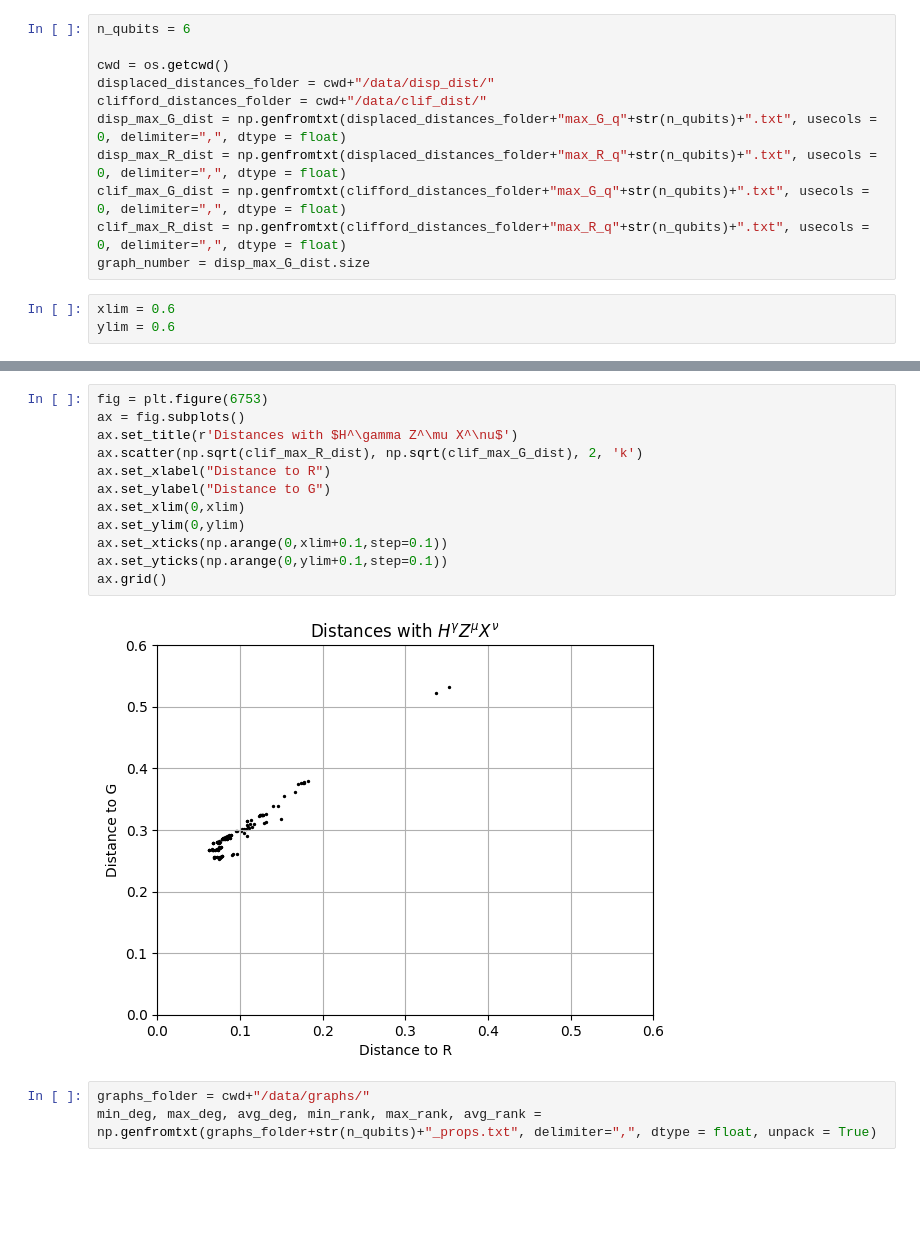
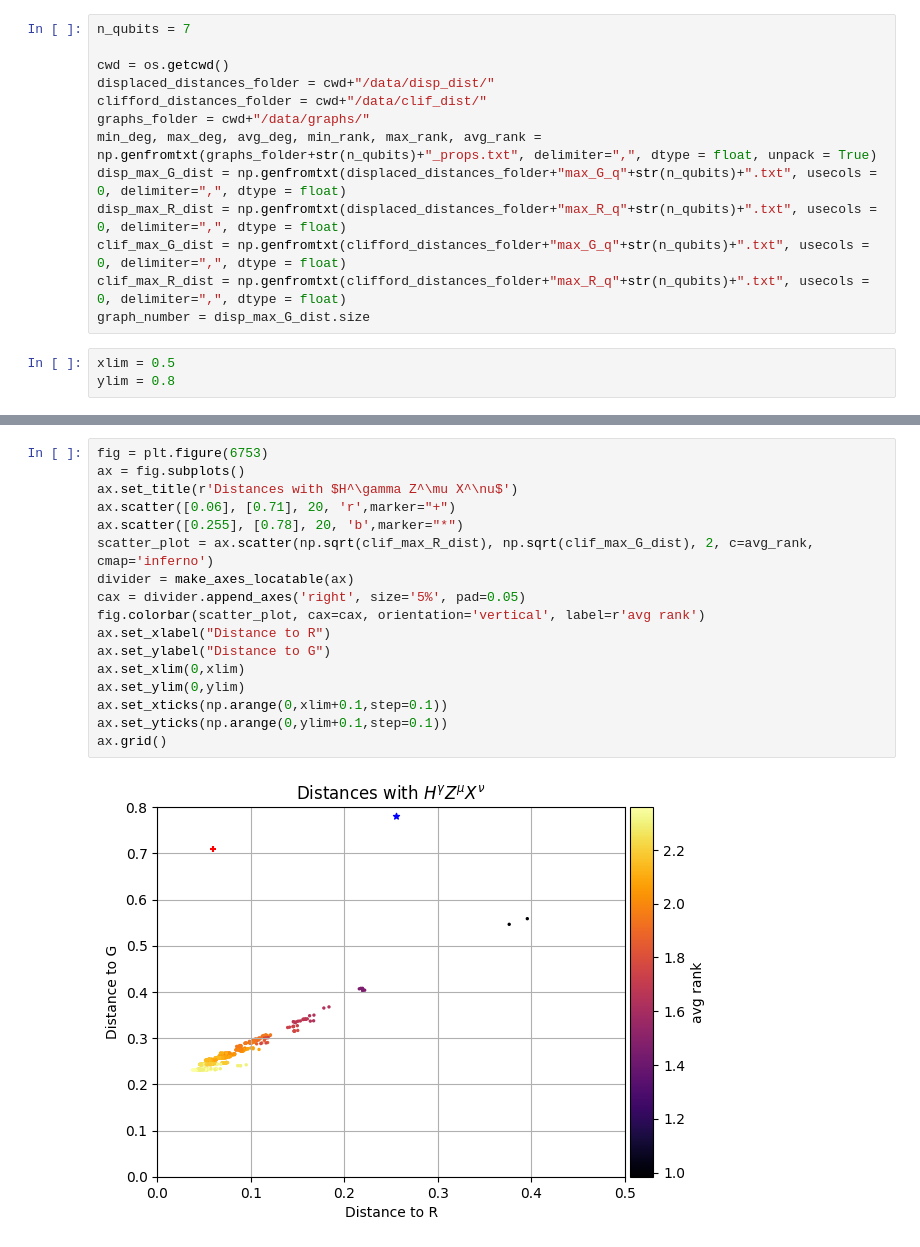
Before and after one commit to Emiliano6754/Stabilizer-States, a Jupyter notebook: correlation_space_plots.ipynb, the cells around one changed output, grey strips where cells are left out. Drawn from its saved outputs; the diff is of its cells as text; blank space fills up the shorter version.

Commit message:
Added correlation space double plots

```diff
--- a/correlation_space_plots.ipynb
+++ b/correlation_space_plots.ipynb
@@ -5,17 +8,19 @@ import os
 # %%
-n_qubits = 6
+n_qubits = 7
 
 cwd = os.getcwd()
 displaced_distances_folder = cwd+"/data/disp_dist/"
 clifford_distances_folder = cwd+"/data/clif_dist/"
+graphs_folder = cwd+"/data/graphs/"
+min_deg, max_deg, avg_deg, min_rank, max_rank, avg_rank = np.genfromtxt(graphs_folder+str(n_qubits)+"_props.txt", delimiter=",", dtype = float, unpack = True)
 disp_max_G_dist = np.genfromtxt(displaced_distances_folder+"max_G_q"+str(n_qubits)+".txt", usecols = 0, delimiter=",", dtype = float)
 disp_max_R_dist = np.genfromtxt(displaced_distances_folder+"max_R_q"+str(n_qubits)+".txt", usecols = 0, delimiter=",", dtype = float)
 clif_max_G_dist = np.genfromtxt(clifford_distances_folder+"max_G_q"+str(n_qubits)+".txt", usecols = 0, delimiter=",", dtype = float)
 clif_max_R_dist = np.genfromtxt(clifford_distances_folder+"max_R_q"+str(n_qubits)+".txt", usecols = 0, delimiter=",", dtype = float)
 graph_number = disp_max_G_dist.size
 # %%
-xlim = 0.6
-ylim = 0.6
+xlim = 0.5
+ylim = 0.8
 # %%
 fig = plt.figure(6754)
 ax = fig.subplots()
@@ -33,17 +38,19 @@ ax.grid()
 # %%
 fig = plt.figure(6753)
 ax = fig.subplots()
 ax.set_title(r'Distances with $H^\gamma Z^\mu X^\nu$')
-ax.scatter(np.sqrt(clif_max_R_dist), np.sqrt(clif_max_G_dist), 2, 'k')
+ax.scatter([0.06], [0.71], 20, 'r',marker="+")
+ax.scatter([0.255], [0.78], 20, 'b',marker="*")
+scatter_plot = ax.scatter(np.sqrt(clif_max_R_dist), np.sqrt(clif_max_G_dist), 2, c=avg_rank, cmap='inferno')
+divider = make_axes_locatable(ax)
+cax = divider.append_axes('right', size='5%', pad=0.05)
+fig.colorbar(scatter_plot, cax=cax, orientation='vertical', label=r'avg rank')
 ax.set_xlabel("Distance to R")
 ax.set_ylabel("Distance to G")
 ax.set_xlim(0,xlim)
 ax.set_ylim(0,ylim)
 ax.set_xticks(np.arange(0,xlim+0.1,step=0.1))
 ax.set_yticks(np.arange(0,ylim+0.1,step=0.1))
 ax.grid()
 # %% [output]
-[figure, old version]
+[figure, new version]
-# %%
-graphs_folder = cwd+"/data/graphs/"
-min_deg, max_deg, avg_deg, min_rank, max_rank, avg_rank = np.genfromtxt(graphs_folder+str(n_qubits)+"_props.txt", delimiter=",", dtype = float, unpack = True)
```
Also changed, not shown: parts of 14 cells of this notebook.
